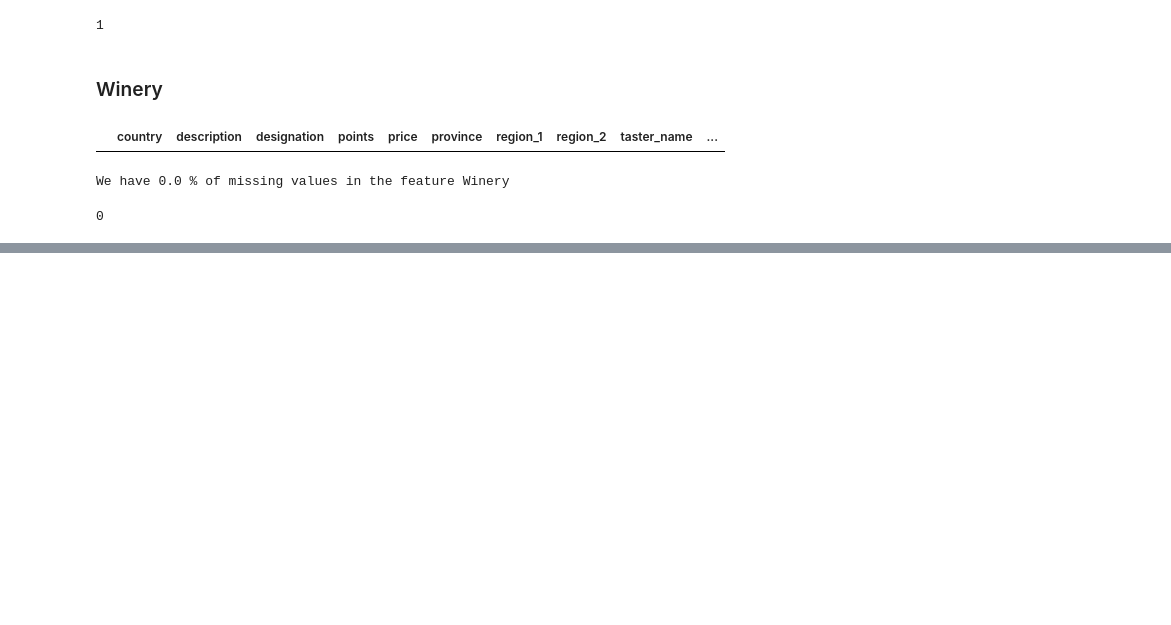
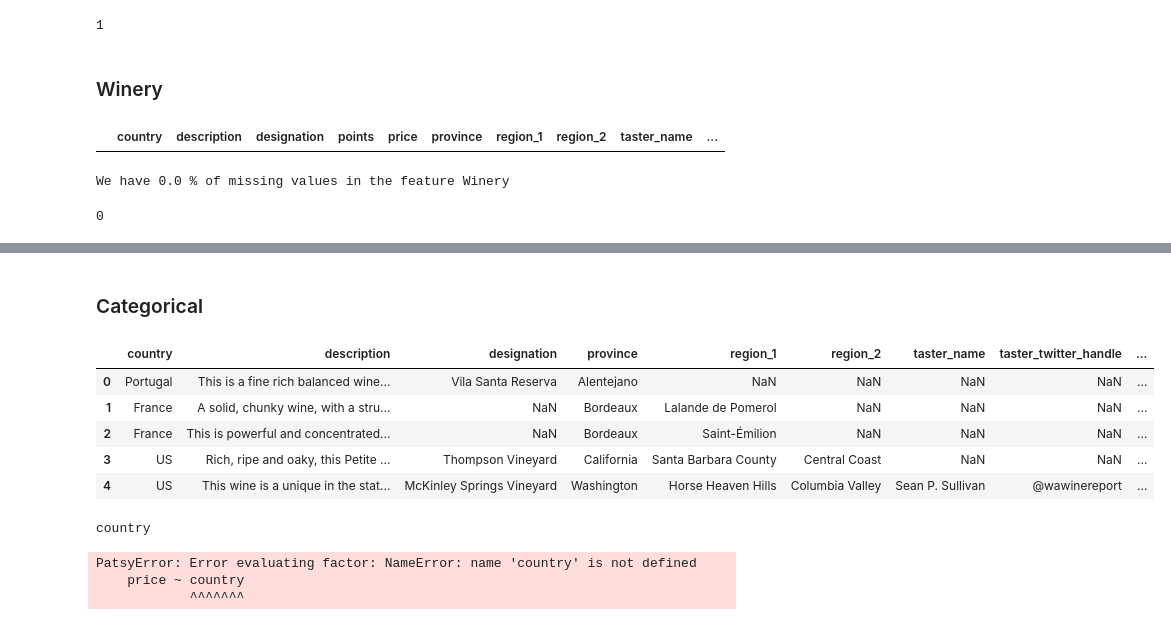
Before and after one commit to KANUBALAD/Group_One, a Jupyter notebook: Group 1.ipynb, the cells around one changed output, grey strips where cells are left out. Cells and saved outputs as stored; diff of their text form; code cells hidden in the pictures; blank space fills up the shorter version.

```diff
--- a/Group 1.ipynb
+++ b/Group 1.ipynb
@@ -344,0 +367,12 @@ train.winery.isnull().sum()
+# %% [markdown]
+### Categorical
+# %%
+categorical_train = train[train.columns[train.dtypes == 'object']]
+categorical_train.head()
+# %% [output]
+|  | country | description | designation | province | region_1 | region_2 | taster_name | taster_twitter_handle | ... |
+| 0 | Portugal | This is a fine rich balanced wine... | Vila Santa Reserva | Alentejano | NaN | NaN | NaN | NaN | ... |
+| 1 | France | A solid, chunky wine, with a stru... | NaN | Bordeaux | Lalande de Pomerol | NaN | NaN | NaN | ... |
+| 2 | France | This is powerful and concentrated... | NaN | Bordeaux | Saint-Émilion | NaN | NaN | NaN | ... |
+| 3 | US | Rich, ripe and oaky, this Petite ... | Thompson Vineyard | California | Santa Barbara County | Central Coast | NaN | NaN | ... |
+| 4 | US | This wine is a unique in the stat... | McKinley Springs Vineyard | Washington | Horse Heaven Hills | Columbia Valley | Sean P. Sullivan | @wawinereport | ... |
@@ -344,0 +383,22 @@ train.winery.isnull().sum()
+# %%
+Anove_test_F_value = []
+Anove_test_P_value = []
+variable_name_list = []
+
+for variable in categorical_train.columns:
+    print(variable)
+    mod = ols('price ~ '+ variable, data = numerical_train).fit()
+    aov_table = sm.stats.anova_lm(mod, type=2)
+    Fvalue = aov_table.loc[variable, 'F']
+    Pvalue = aov_table.loc[variable, 'PRK(>F)']
+    variable_name_list.append(variable)
+    Anove_test_F_value.append(Fvalue)
+    Anove_test_P_value.append(Pvalue)
+
+# Anova_categorical_variable_test = pd.DataFrame({'Variable':variable_name_list, "F Value":Anove_test_F_value, \
+#                                                "P Value":Anove_test_P_value})
+# %% [output]
+country
+PatsyError: Error evaluating factor: NameError: name 'country' is not defined
+    price ~ country
+            ^^^^^^^
```
Also changed, not shown: parts of 7 cells of this notebook, 7 other files.
